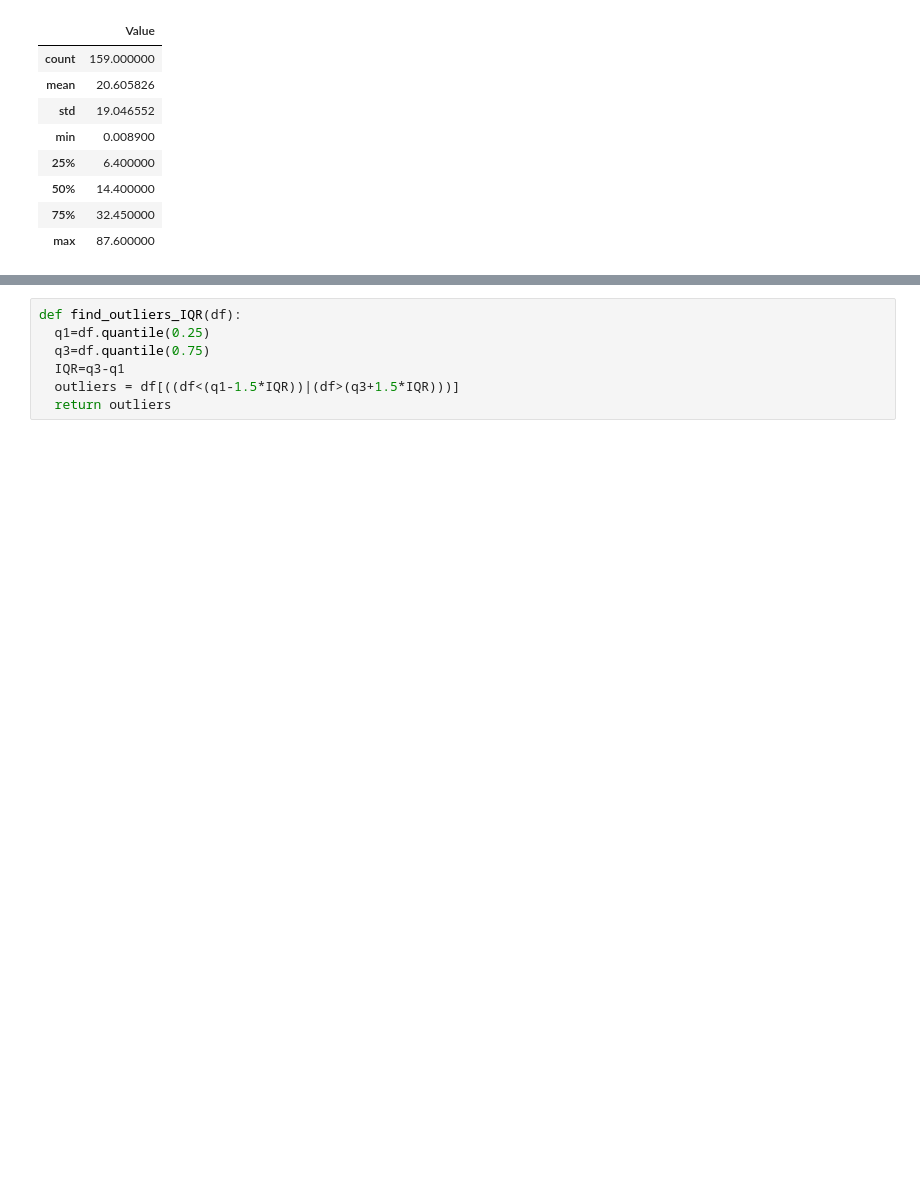
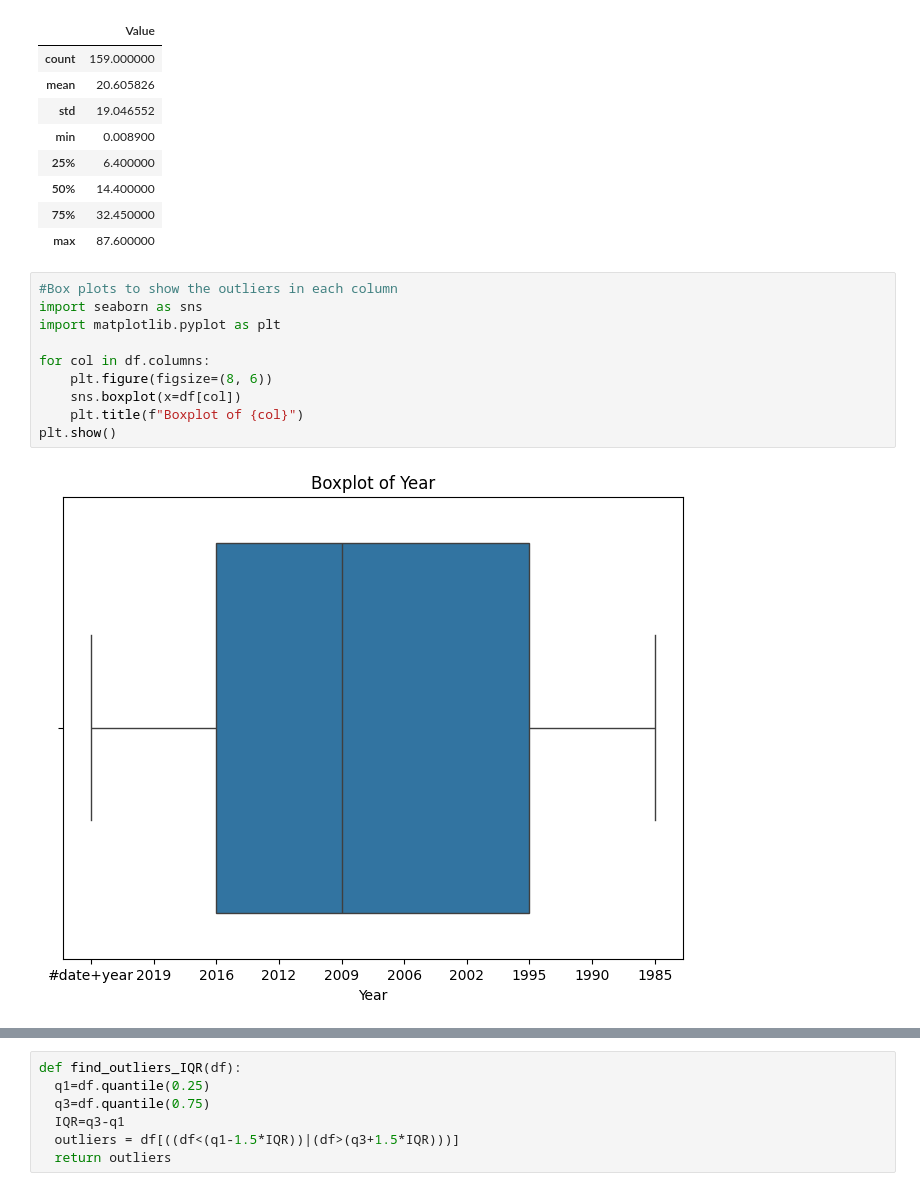
Before and after one commit to Razaqa-Aliskar/DSPL-Streamlit-App, a Jupyter notebook: Dspl.ipynb, the cells around one changed output, grey strips where cells are left out. Drawn from its saved outputs; the diff is of its cells as text; blank space fills up the shorter version.

Commit message:
Plotting boxplots for outliers

```diff
--- a/Dspl.ipynb
+++ b/Dspl.ipynb
@@ -92,3 +96,15 @@ df.describe()
 | 50% | 14.400000 |
 | 75% | 32.450000 |
 | max | 87.600000 |
+# %%
+#Box plots to show the outliers in each column
+import seaborn as sns
+import matplotlib.pyplot as plt
+
+for col in df.columns:
+    plt.figure(figsize=(8, 6))
+    sns.boxplot(x=df[col])
+    plt.title(f"Boxplot of {col}")
+plt.show()
+# %% [output]
+[figure, added]
```
Also changed, not shown: parts of 3 cells of this notebook.
